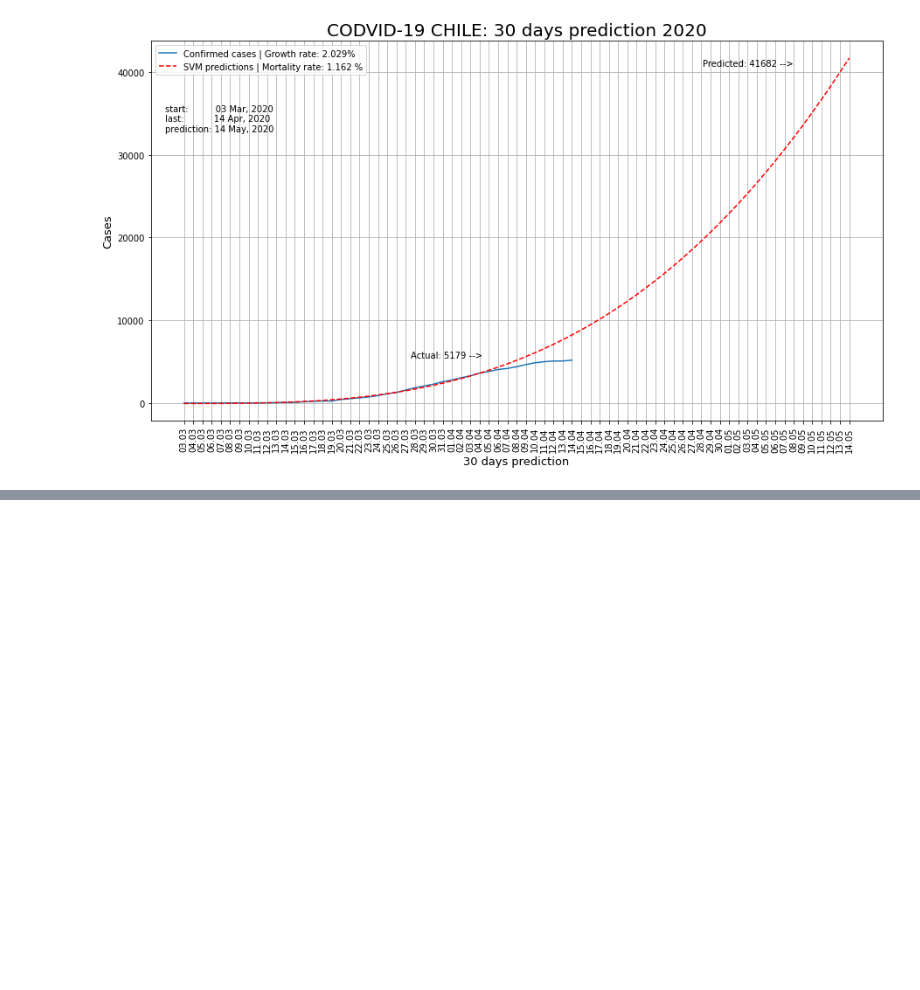
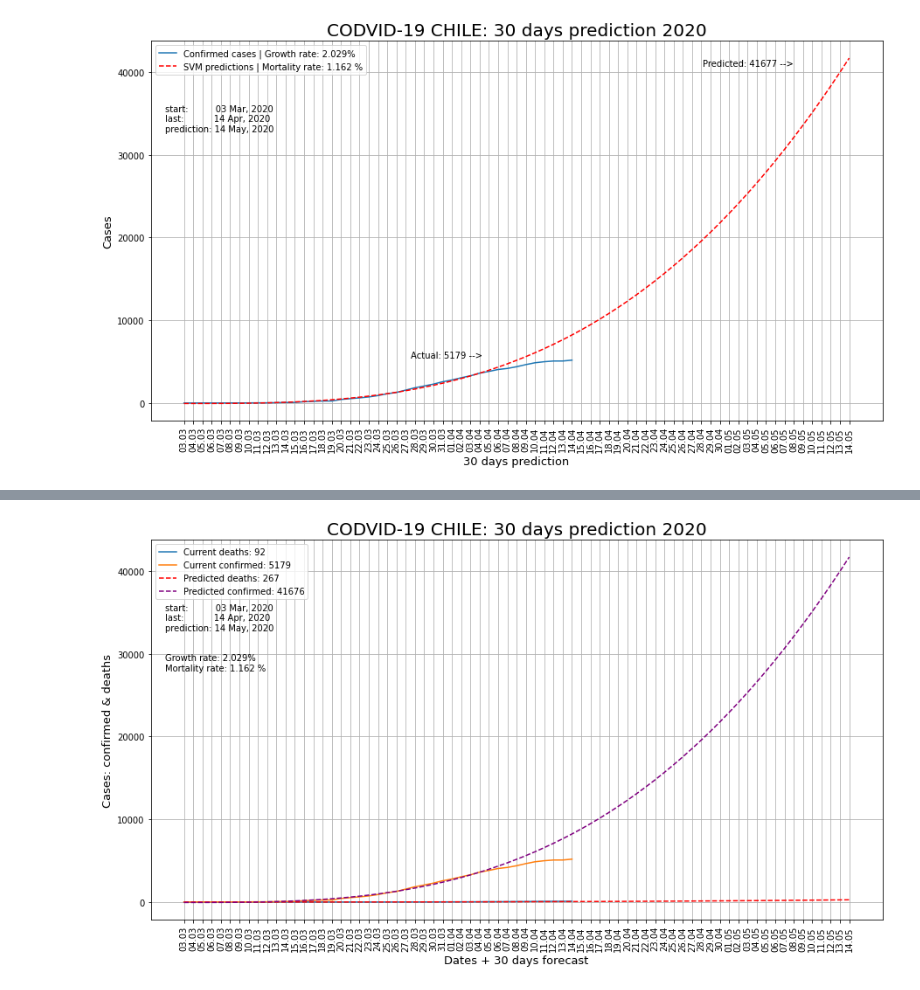
Before and after one commit to GUNTERMAXIMUS/covid-19predictCL, a Jupyter notebook: covod_19_2.ipynb, the cells around one changed output, grey strips where cells are left out. Cells and saved outputs as stored; diff of their text form; code cells hidden in the pictures; blank space fills up the shorter version.

```diff
--- a/covod_19_2.ipynb
+++ b/covod_19_2.ipynb
@@ -136,8 +136,8 @@ svm_grid = {'kernel':kernel, 'C':c, 'gamma':gamma,'epsilon':epsilon,'shrinking':
 
 svm = SVR()
 svm_search = RandomizedSearchCV(svm, svm_grid, scoring = 'neg_mean_squared_error', cv=3, return_train_score=True,
-                                n_jobs=-1, n_iter=40, verbose=1)
-X_train_confirmed, X_test_confirmed, y_train_confirmed, y_test_confirmed = train_test_split(days, confirmed, test_size=0.15, shuffle=False)
+                                n_jobs=-1, n_iter=30, verbose=1)
+X_train_confirmed, X_test_confirmed, y_train_confirmed, y_test_confirmed = train_test_split(days, confirmed, test_size=0.15, shuffle=False) # confirmed -> deaths
 # %%
 svm_search.fit(X_train_confirmed, y_train_confirmed.ravel())
 # %% [output]
@@ -222,0 +287,27 @@ plt.show()
+# %%
+plt.figure(figsize = (15, 8))
+plt.plot(adjusted_dates, deaths)
+plt.plot(adjusted_dates, y)
+plt.plot(ObservationDate_datetime_str, prediction_deaths, linestyle='dashed', color = 'red')
+plt.plot(ObservationDate_datetime_str, svm_prediction, linestyle='dashed', color = 'purple')
+plt.title('CODVID-19 CHILE: 30 days prediction 2020', size = 20)
+plt.xlabel('Dates + 30 days forecast', size = 13)
+plt.ylabel('Cases: confirmed & deaths', size = 13)
+plt.legend([f'Current deaths: {int(deaths[-1])}',
+            f'Current confirmed: {int(confirmed[-1])}',
+            f'Predicted deaths: {int(prediction_deaths[-1])}',
+            f'Predicted confirmed: {int(svm_prediction[-1])}'])
+
+plt.figtext(x = 0.14, y = 0.70,
+            s = f'start:          {start_date_str}\nlast:           {last_date_str} \nprediction: {pred_date_str}')
+
+plt.figtext(x = 0.14, y = 0.62,
+            s = f'Growth rate: {round(growth_rate, 3)}%\nMortality rate: {round(mortality_rate, 3)} %')
+
+plt.xticks(size=10, rotation = 'vertical')
+plt.yticks(size=10)
+
+plt.grid(b = True)
+plt.show()
+# %% [output]
+[figure, added]
```
Also changed, not shown: parts of 7 cells of this notebook.
